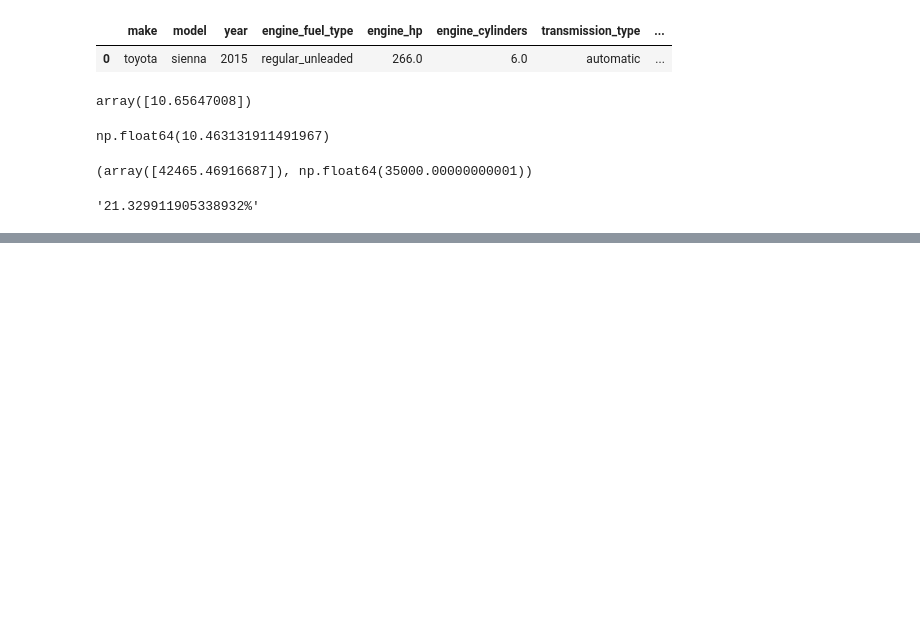
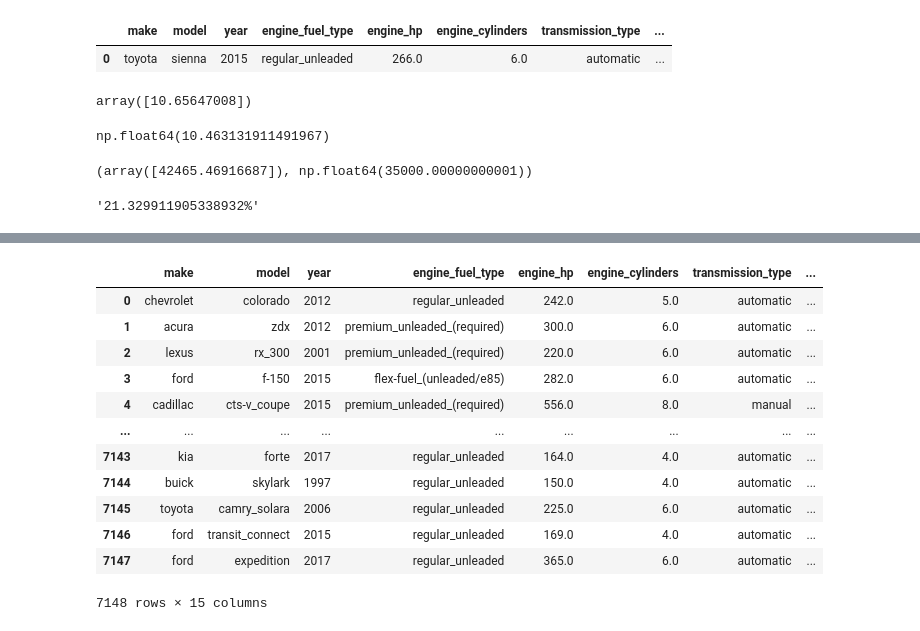
Before and after one commit to Martinsij70/Machine-learning-zoomcamp, a Jupyter notebook: 02-regression/Car_model.ipynb, the cells around one changed output, grey strips where cells are left out. Drawn from its saved outputs; the diff is of its cells as text; code cells hidden in the pictures; blank space fills up the shorter version.

```diff
--- a/02-regression/Car_model.ipynb
+++ b/02-regression/Car_model.ipynb
@@ -1419,0 +1431,2 @@ per_Error
+# %%
+df_full_train, df_test = train_test_split(df, test_size=0.2, random_state=4)
@@ -1419,0 +1441,2 @@ per_Error
+# %%
+df_train, df_val = train_test_split(df_full_train, test_size=0.25, random_state=4)
@@ -1419,0 +1463,4 @@ per_Error
+# %%
+df_train=df_train.reset_index(drop=True)
+df_val=df_val.reset_index(drop=True)
+df_test=df_test.reset_index(drop=True)
@@ -1419,0 +1523,16 @@ per_Error
+# %%
+df_train
+# %% [output]
+|  | make | model | year | engine_fuel_type | engine_hp | engine_cylinders | transmission_type | ... |
+| 0 | chevrolet | colorado | 2012 | regular_unleaded | 242.0 | 5.0 | automatic | ... |
+| 1 | acura | zdx | 2012 | premium_unleaded_(required) | 300.0 | 6.0 | automatic | ... |
+| 2 | lexus | rx_300 | 2001 | premium_unleaded_(required) | 220.0 | 6.0 | automatic | ... |
+| 3 | ford | f-150 | 2015 | flex-fuel_(unleaded/e85) | 282.0 | 6.0 | automatic | ... |
+| 4 | cadillac | cts-v_coupe | 2015 | premium_unleaded_(required) | 556.0 | 8.0 | manual | ... |
+| ... | ... | ... | ... | ... | ... | ... | ... | ... |
+| 7143 | kia | forte | 2017 | regular_unleaded | 164.0 | 4.0 | automatic | ... |
+| 7144 | buick | skylark | 1997 | regular_unleaded | 150.0 | 4.0 | automatic | ... |
+| 7145 | toyota | camry_solara | 2006 | regular_unleaded | 225.0 | 6.0 | automatic | ... |
+| 7146 | ford | transit_connect | 2015 | regular_unleaded | 169.0 | 4.0 | automatic | ... |
+| 7147 | ford | expedition | 2017 | regular_unleaded | 365.0 | 6.0 | automatic | ... |
+7148 rows × 15 columns
```
Also changed, not shown: parts of 48 cells of this notebook, 4 other files.
